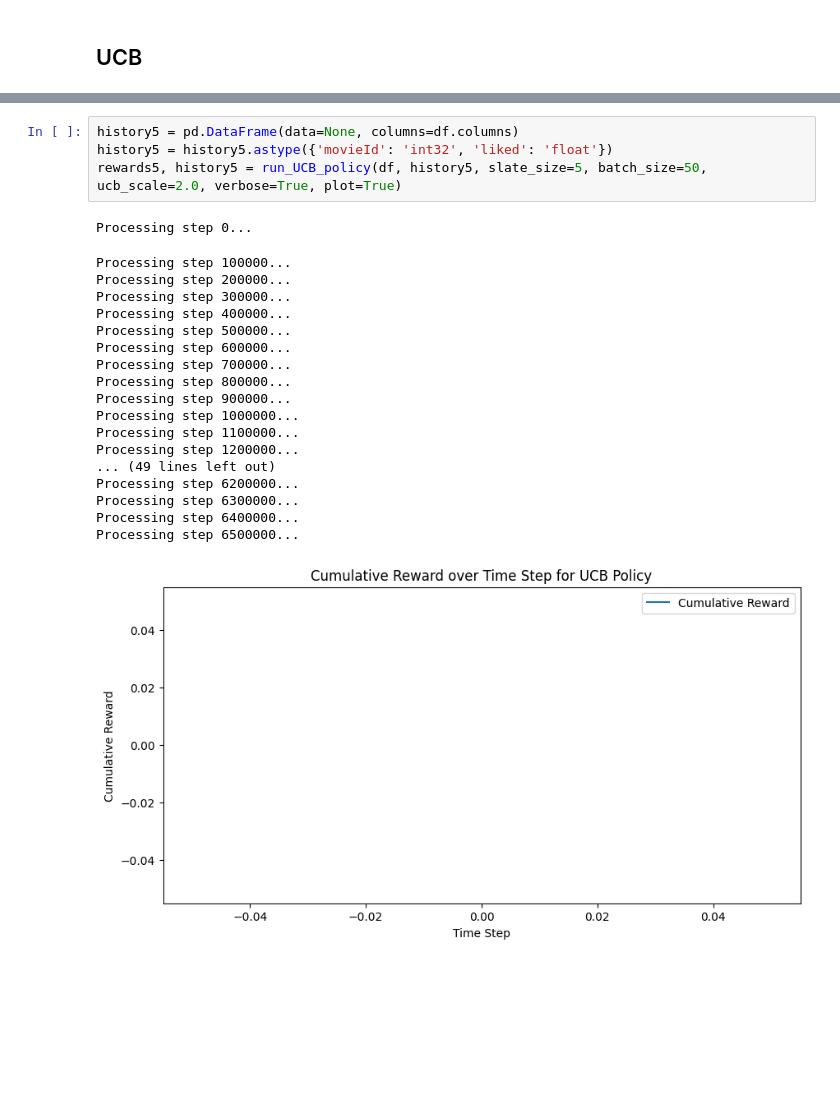
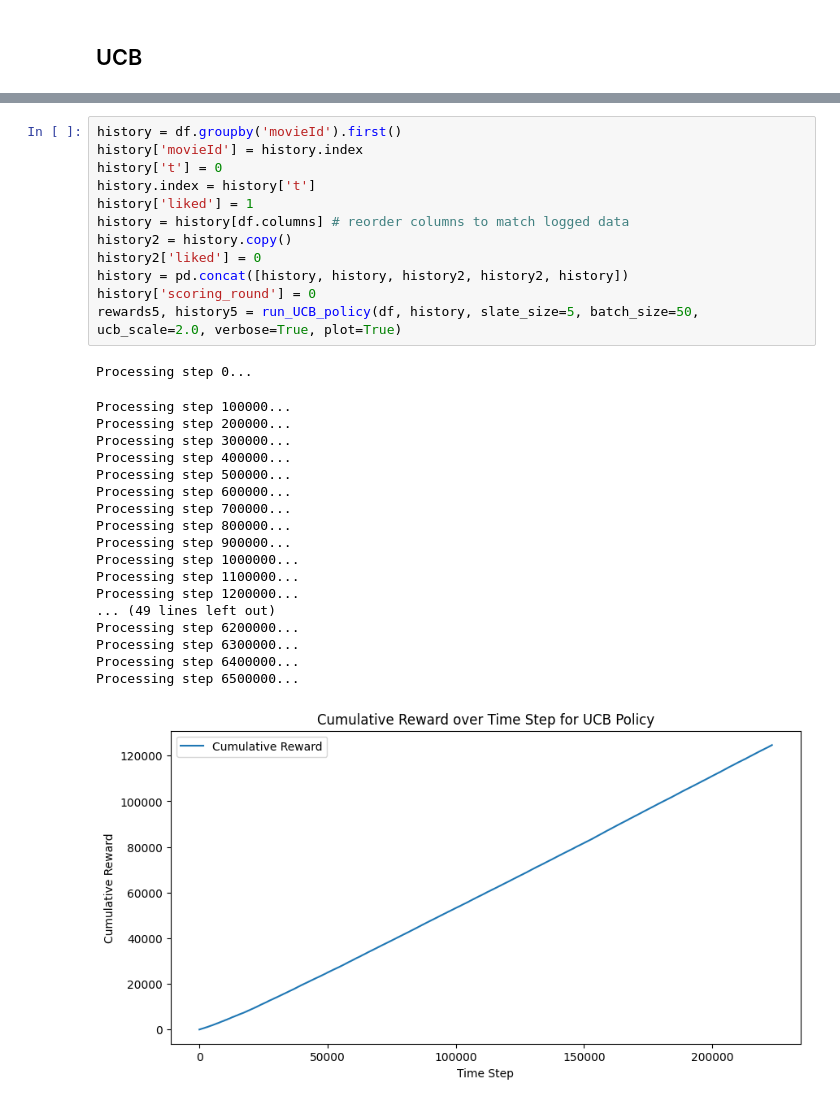
Before and after one commit to AugustinCablant/Advanced-ML, a Jupyter notebook: src/Notebook_RealData.ipynb, the cells around one changed output, grey strips where cells are left out. Drawn from its saved outputs; the diff is of its cells as text; blank space fills up the shorter version.

```diff
--- a/src/Notebook_RealData.ipynb
+++ b/src/Notebook_RealData.ipynb
@@ -183,24 +257,32 @@ TabError: inconsistent use of tabs and spaces in indentation (<string>, line 78)
-# %%
-history5 = pd.DataFrame(data=None, columns=df.columns)
-history5 = history5.astype({'movieId': 'int32', 'liked': 'float'})
-rewards5, history5 = run_UCB_policy(df, history5, slate_size=5, batch_size=50, ucb_scale=2.0, verbose=True, plot=True)
-# %% [output]
-Processing step 0...
-Processing step 100000...
-Processing step 200000...
-Processing step 300000...
-Processing step 400000...
-Processing step 500000...
-Processing step 600000...
-Processing step 700000...
-Processing step 800000...
-Processing step 900000...
-Processing step 1000000...
-Processing step 1100000...
-Processing step 1200000...
-... (49 lines left out)
-Processing step 6200000...
-Processing step 6300000...
-Processing step 6400000...
-Processing step 6500000...
-[figure, removed]
+# %%
+history = df.groupby('movieId').first()
+history['movieId'] = history.index
+history['t'] = 0
+history.index = history['t']
+history['liked'] = 1
+history = history[df.columns] # reorder columns to match logged data
+history2 = history.copy()
+history2['liked'] = 0
+history = pd.concat([history, history, history2, history2, history])
+history['scoring_round'] = 0
+rewards5, history5 = run_UCB_policy(df, history, slate_size=5, batch_size=50, ucb_scale=2.0, verbose=True, plot=True)
+# %% [output]
+Processing step 0...
+Processing step 100000...
+Processing step 200000...
+Processing step 300000...
+Processing step 400000...
+Processing step 500000...
+Processing step 600000...
+Processing step 700000...
+Processing step 800000...
+Processing step 900000...
+Processing step 1000000...
+Processing step 1100000...
+Processing step 1200000...
+... (49 lines left out)
+Processing step 6200000...
+Processing step 6300000...
+Processing step 6400000...
+Processing step 6500000...
+[figure, added]
```
Also changed, not shown: parts of 11 cells of this notebook, 2 other files.
